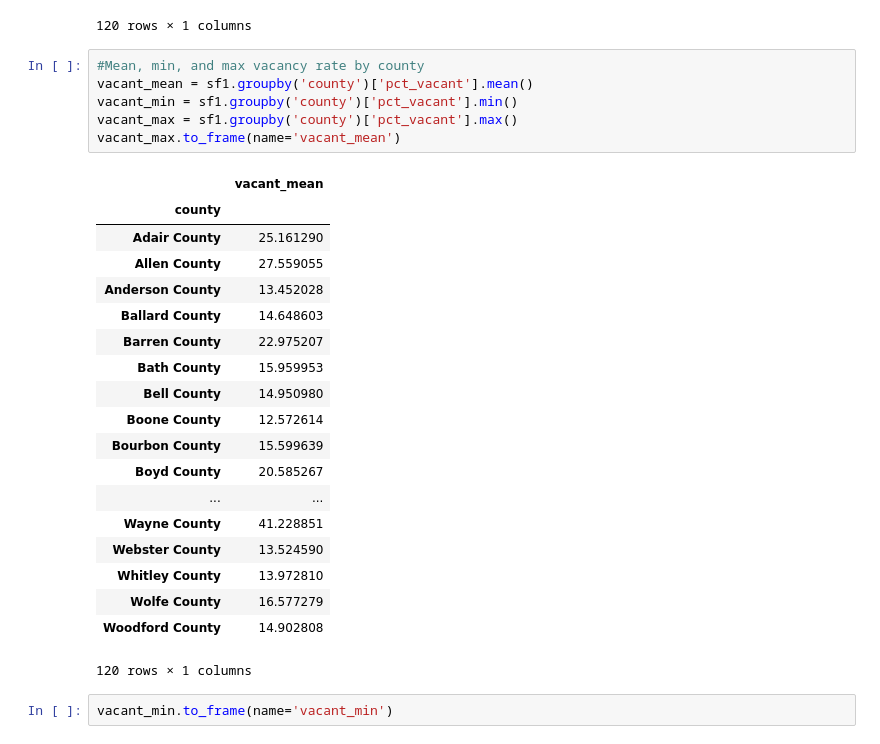
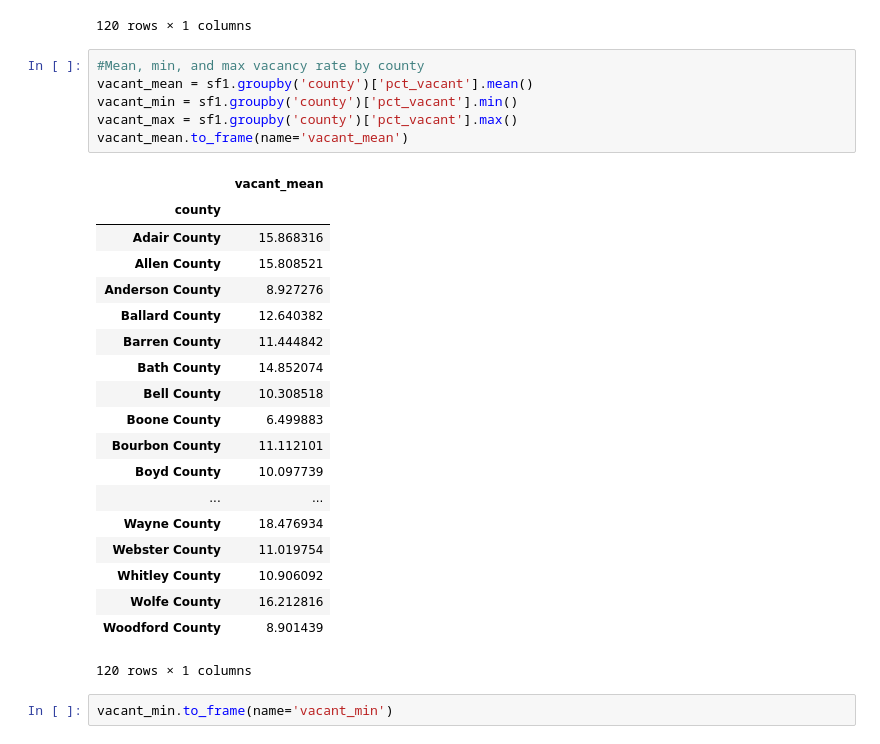
Before and after one commit to ryanrenfro14/ce599, a Jupyter notebook: 11-Grouping/groupby.ipynb, the cells around one changed output. Drawn from its saved outputs; the diff is of its cells as text.

```diff
--- a/11-Grouping/groupby.ipynb
+++ b/11-Grouping/groupby.ipynb
@@ -471,28 +471,28 @@ percent_vacant
 # %%
 #Mean, min, and max vacancy rate by county
 vacant_mean = sf1.groupby('county')['pct_vacant'].mean()
 vacant_min = sf1.groupby('county')['pct_vacant'].min()
 vacant_max = sf1.groupby('county')['pct_vacant'].max()
-vacant_max.to_frame(name='vacant_mean')
+vacant_mean.to_frame(name='vacant_mean')
 # %% [output]
 |  | vacant_mean |
 | county |  |
-| Adair County | 25.161290 |
-| Allen County | 27.559055 |
-| Anderson County | 13.452028 |
-| Ballard County | 14.648603 |
-| Barren County | 22.975207 |
-| Bath County | 15.959953 |
-| Bell County | 14.950980 |
-| Boone County | 12.572614 |
-| Bourbon County | 15.599639 |
-| Boyd County | 20.585267 |
+| Adair County | 15.868316 |
+| Allen County | 15.808521 |
+| Anderson County | 8.927276 |
+| Ballard County | 12.640382 |
+| Barren County | 11.444842 |
+| Bath County | 14.852074 |
+| Bell County | 10.308518 |
+| Boone County | 6.499883 |
+| Bourbon County | 11.112101 |
+| Boyd County | 10.097739 |
 | ... | ... |
-| Wayne County | 41.228851 |
-| Webster County | 13.524590 |
-| Whitley County | 13.972810 |
-| Wolfe County | 16.577279 |
-| Woodford County | 14.902808 |
+| Wayne County | 18.476934 |
+| Webster County | 11.019754 |
+| Whitley County | 10.906092 |
+| Wolfe County | 16.212816 |
+| Woodford County | 8.901439 |
 120 rows × 1 columns
 # %%
 vacant_min.to_frame(name='vacant_min')
```
Also changed, not shown: parts of 1 cell of this notebook, 1 other file.
